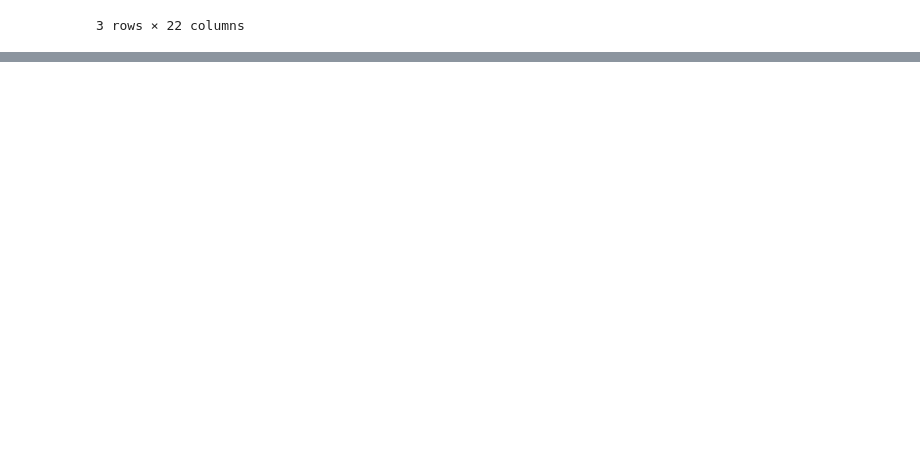
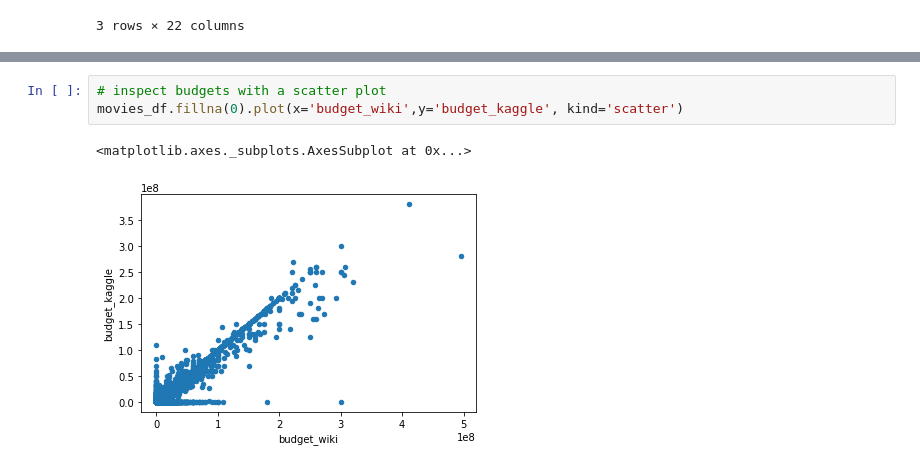
Before and after one commit to peterg7/Movies_ETL_GISH, a Jupyter notebook: movies_extract.ipynb, the cells around one changed output, grey strips where cells are left out. Cells and saved outputs as stored; diff of their text form; blank space fills up the shorter version.

```diff
--- a/movies_extract.ipynb
+++ b/movies_extract.ipynb
@@ -572,0 +755,6 @@ wiki_movies_df.head(3)
+# %%
+# inspect budgets with a scatter plot
+movies_df.fillna(0).plot(x='budget_wiki',y='budget_kaggle', kind='scatter')
+# %% [output]
+<matplotlib.axes._subplots.AxesSubplot at 0x...>
+[figure, added]
```
Also changed, not shown: parts of 41 cells of this notebook.
